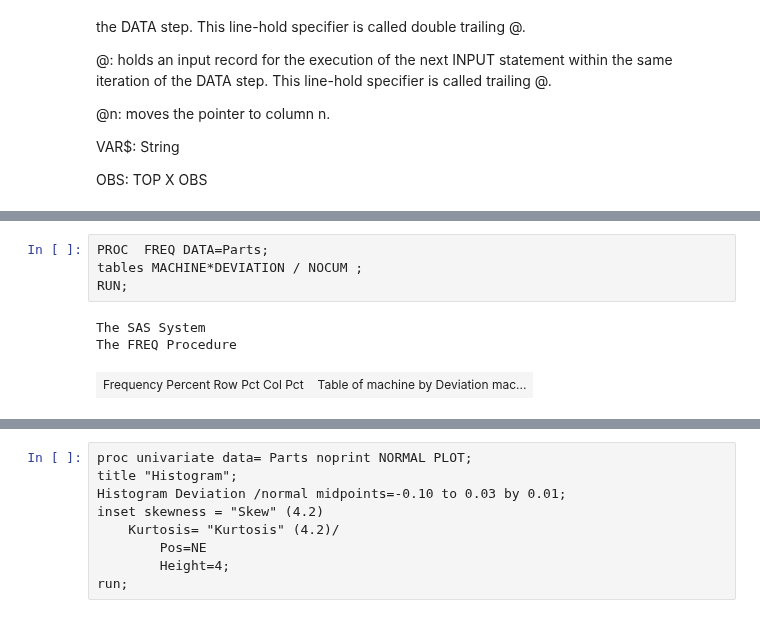
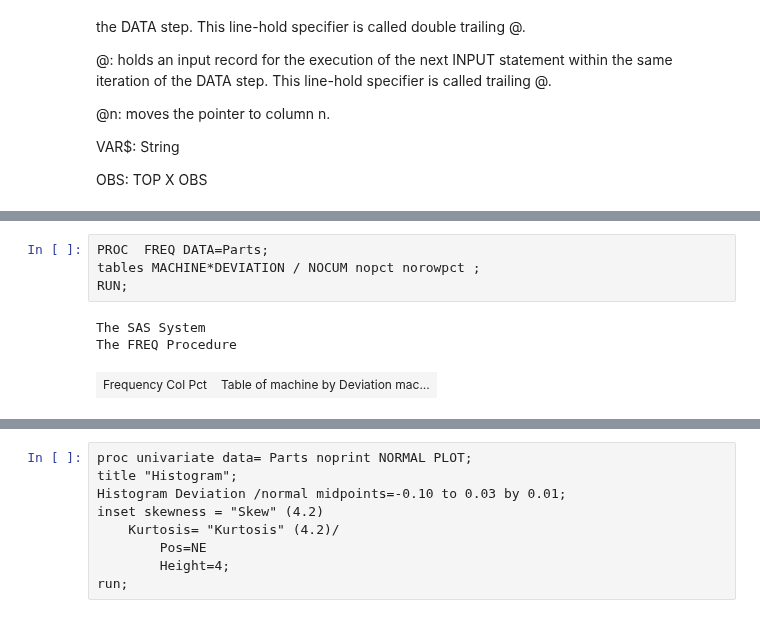
Before and after one commit to kevinwkc/my_sas, a Jupyter notebook: INTRO.ipynb, the cells around one changed output, grey strips where cells are left out. Saved outputs shown, nothing was run; the diff lists cells and outputs as text.

```diff
--- a/INTRO.ipynb
+++ b/INTRO.ipynb
@@ -74,8 +74,8 @@ The SAS System
 # %%
 PROC  FREQ DATA=Parts;
-tables MACHINE*DEVIATION / NOCUM ;
+tables MACHINE*DEVIATION / NOCUM nopct norowpct ;
 RUN;
 # %% [output]
 The SAS System
 The FREQ Procedure
-| Frequency Percent Row Pct Col Pct | Table of machine by Deviation mac... |
+| Frequency Col Pct | Table of machine by Deviation mac... |
```
Also changed, not shown: parts of 9 cells of this notebook.
